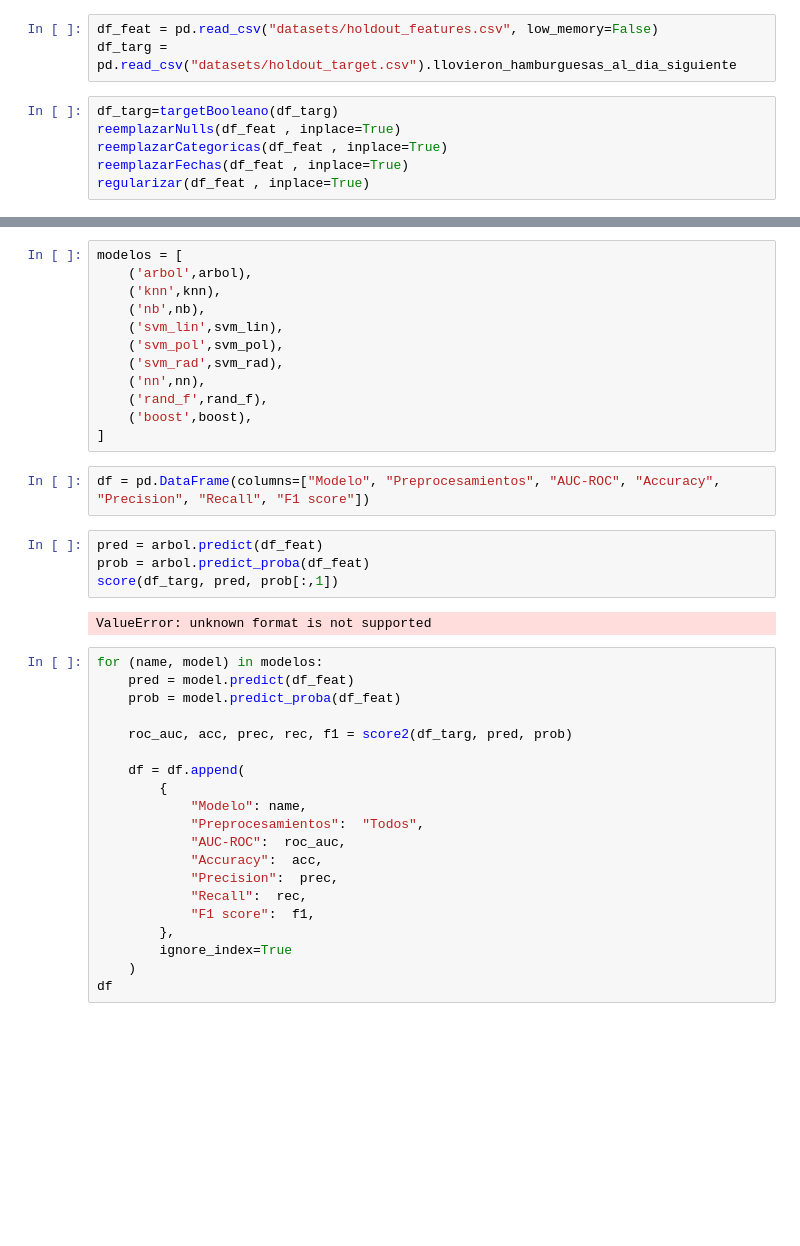
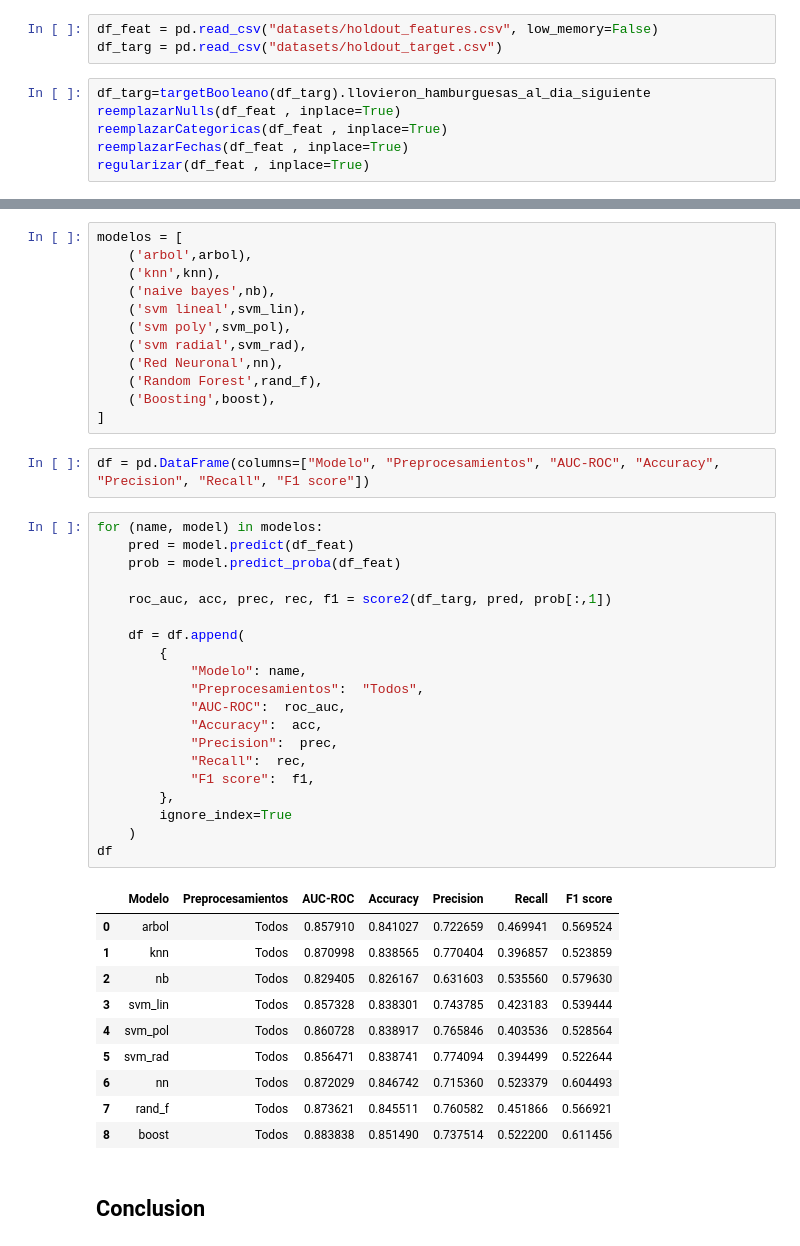
Before and after one commit to NicolasEzequielZulaicaRivera/OD_TPS, a Jupyter notebook: TP2/entrega.ipynb, the cells around one changed output, grey strips where cells are left out. Cells and saved outputs as stored; diff of their text form; blank space fills up the shorter version.

```diff
--- a/TP2/entrega.ipynb
+++ b/TP2/entrega.ipynb
@@ -19,9 +17,9 @@ from utilities import score2, score
 ### Test Holdout
 # %%
 df_feat = pd.read_csv("datasets/holdout_features.csv", low_memory=False)
-df_targ = pd.read_csv("datasets/holdout_target.csv").llovieron_hamburguesas_al_dia_siguiente
+df_targ = pd.read_csv("datasets/holdout_target.csv")
 # %%
-df_targ=targetBooleano(df_targ)
+df_targ=targetBooleano(df_targ).llovieron_hamburguesas_al_dia_siguiente
 reemplazarNulls(df_feat , inplace=True)
 reemplazarCategoricas(df_feat , inplace=True)
 reemplazarFechas(df_feat , inplace=True)
@@ -69,39 +74,46 @@ boost = load('models/Ensambles/boost_r.sk')
 modelos = [
     ('arbol',arbol),
     ('knn',knn),
-    ('nb',nb),
-    ('svm_lin',svm_lin),
-    ('svm_pol',svm_pol),
-    ('svm_rad',svm_rad),
-    ('nn',nn),
-    ('rand_f',rand_f),
-    ('boost',boost),
+    ('naive bayes',nb),
+    ('svm lineal',svm_lin),
+    ('svm poly',svm_pol),
+    ('svm radial',svm_rad),
+    ('Red Neuronal',nn),
+    ('Random Forest',rand_f),
+    ('Boosting',boost),
 ]
 # %%
 df = pd.DataFrame(columns=["Modelo", "Preprocesamientos", "AUC-ROC", "Accuracy", "Precision", "Recall", "F1 score"])
-# %%
-pred = arbol.predict(df_feat)
-prob = arbol.predict_proba(df_feat)
-score(df_targ, pred, prob[:,1])
-# %% [output]
-ValueError: unknown format is not supported
 # %%
 for (name, model) in modelos:
     pred = model.predict(df_feat)
     prob = model.predict_proba(df_feat)
 
-    roc_auc, acc, prec, rec, f1 = score2(df_targ, pred, prob)
+    roc_auc, acc, prec, rec, f1 = score2(df_targ, pred, prob[:,1])
 
     df = df.append(
         {
             "Modelo": name,
             "Preprocesamientos":  "Todos",
             "AUC-ROC":  roc_auc,
             "Accuracy":  acc,
             "Precision":  prec,
             "Recall":  rec,
             "F1 score":  f1,
         },
         ignore_index=True
     )
 df
+# %% [output]
+|  | Modelo | Preprocesamientos | AUC-ROC | Accuracy | Precision | Recall | F1 score |
+| 0 | arbol | Todos | 0.857910 | 0.841027 | 0.722659 | 0.469941 | 0.569524 |
+| 1 | knn | Todos | 0.870998 | 0.838565 | 0.770404 | 0.396857 | 0.523859 |
+| 2 | nb | Todos | 0.829405 | 0.826167 | 0.631603 | 0.535560 | 0.579630 |
+| 3 | svm_lin | Todos | 0.857328 | 0.838301 | 0.743785 | 0.423183 | 0.539444 |
+| 4 | svm_pol | Todos | 0.860728 | 0.838917 | 0.765846 | 0.403536 | 0.528564 |
+| 5 | svm_rad | Todos | 0.856471 | 0.838741 | 0.774094 | 0.394499 | 0.522644 |
+| 6 | nn | Todos | 0.872029 | 0.846742 | 0.715360 | 0.523379 | 0.604493 |
+| 7 | rand_f | Todos | 0.873621 | 0.845511 | 0.760582 | 0.451866 | 0.566921 |
+| 8 | boost | Todos | 0.883838 | 0.851490 | 0.737514 | 0.522200 | 0.611456 |
+# %% [markdown]
+## Conclusion
```
Also changed, not shown: parts of 11 cells of this notebook, 4 other files.
